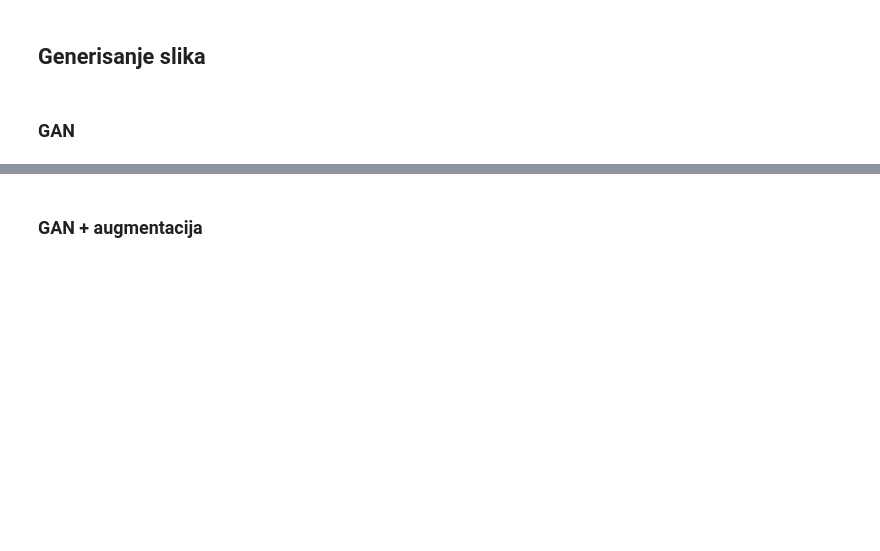
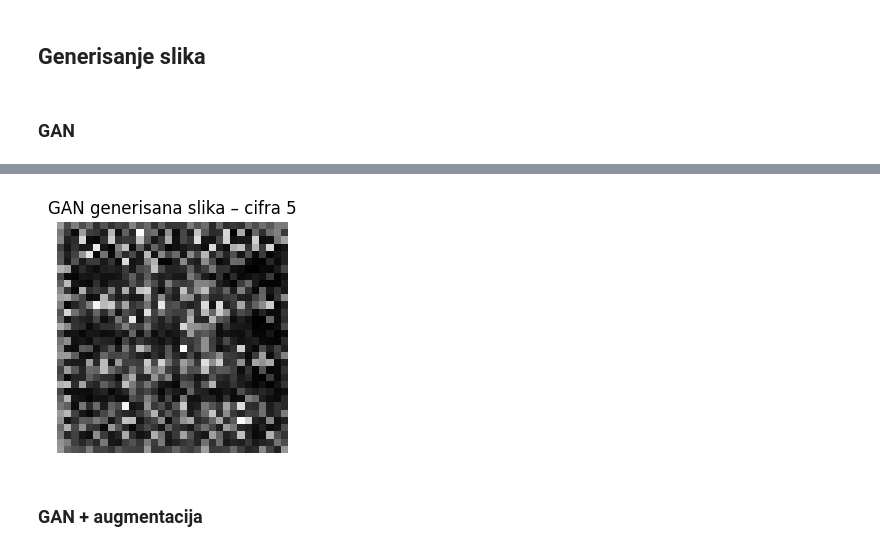
Before and after one commit to jovanasstojanovic01/Augmentation-in-handwritten-digit-classification, a Jupyter notebook: AugmentacijaRukomPisanihCifara_JovanaStojanović_1902.ipynb, the cells around one changed output, grey strips where cells are left out. Drawn from its saved outputs; the diff is of its cells as text; code cells hidden in the pictures; blank space fills up the shorter version.

```diff
--- a/AugmentacijaRukomPisanihCifara_JovanaStojanović_1902.ipynb
+++ b/AugmentacijaRukomPisanihCifara_JovanaStojanović_1902.ipynb
@@ -387,3 +416,23 @@ Treniram GAN za klasu: 0
+# %%
+gan_dir = os.path.join(train_root, DIGIT)
+
+gan_images = [
+    f for f in os.listdir(gan_dir)
+    if f.startswith("gan_") and f.lower().endswith(".png")
+]
+
+img_name = random.choice(gan_images)
+img_path = os.path.join(gan_dir, img_name)
+
+img = Image.open(img_path).convert("L")
+
+plt.figure(figsize=(3, 3))
+plt.imshow(img, cmap="gray")
+plt.title("GAN generisana slika – cifra 5")
+plt.axis("off")
+plt.show()
+# %% [output]
+[figure, added]
 # %% [markdown]
 ### GAN + augmentacija
 # %%
```
Also changed, not shown: parts of 10 cells of this notebook.
